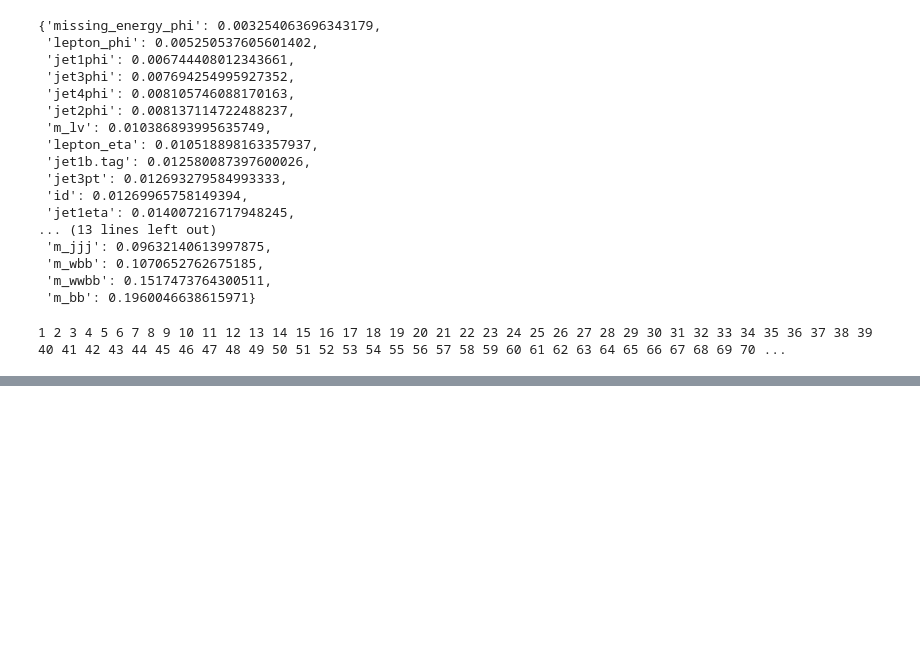
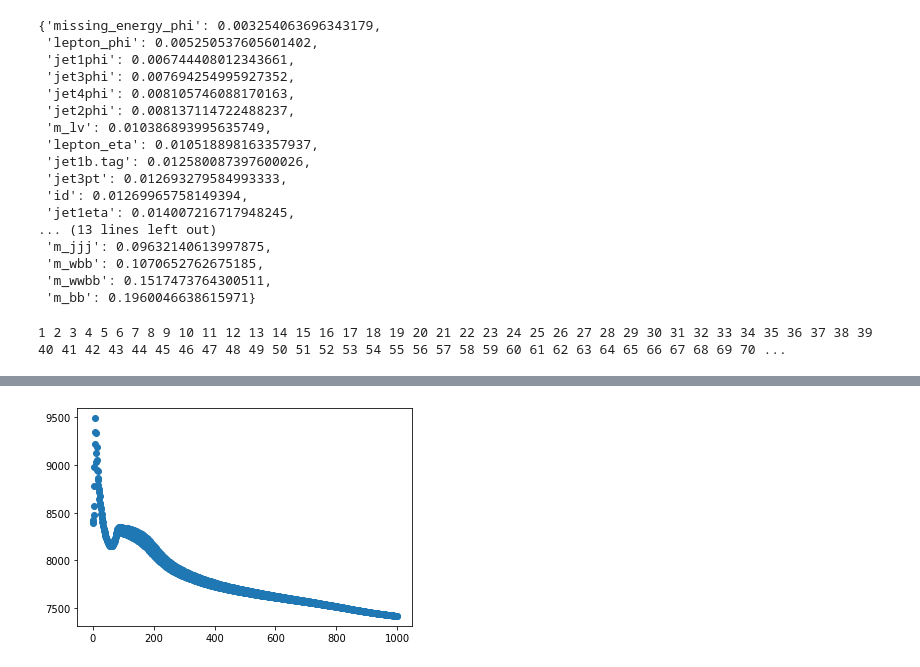
Before and after one commit to Ak-Bonn/ann_project, a Jupyter notebook: ANN_0.09.ipynb, the cells around one changed output, grey strips where cells are left out. Cells and saved outputs as stored; diff of their text form; code cells hidden in the pictures; blank space fills up the shorter version.

```diff
--- a/ANN_0.09.ipynb
+++ b/ANN_0.09.ipynb
@@ -209,3 +220,8 @@ all_arr = train_network(input_vector,3,4,true_vector,500)
+# %%
+plt.scatter(np.arange(0,len(all_arr[2]),1),all_arr[2])
+plt.show()
+# %% [output]
+[figure, added]
 # %%
 def test_network(input_test_vector, weights_trained, bias_trained):
 
```
Also changed, not shown: parts of 9 cells of this notebook.
